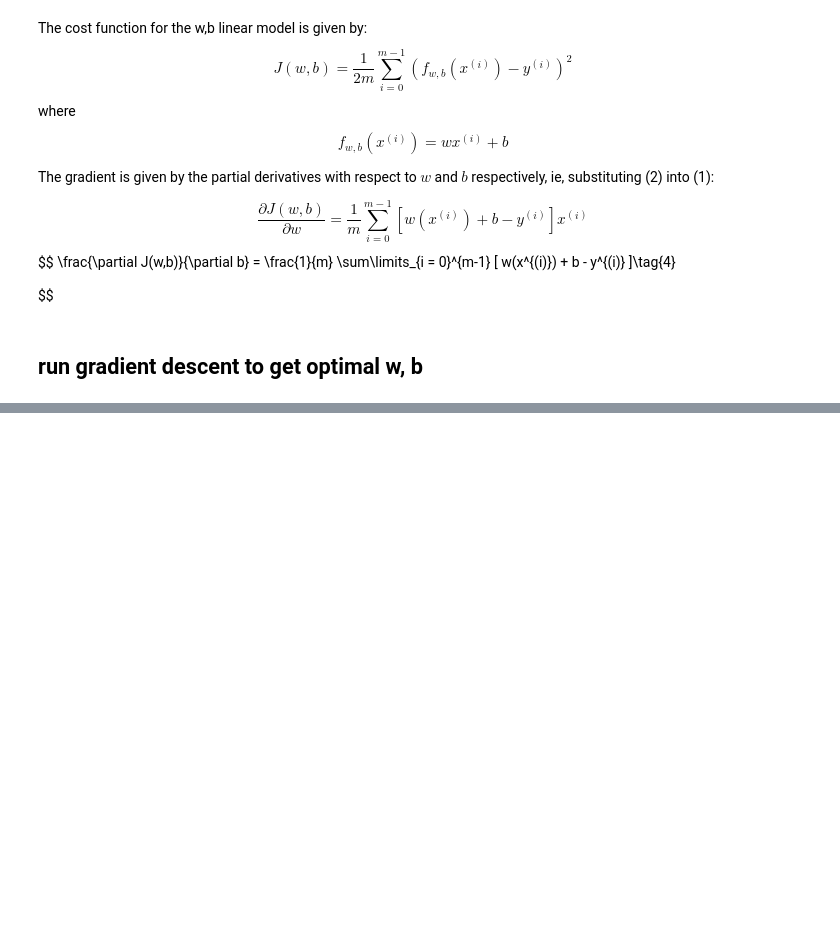
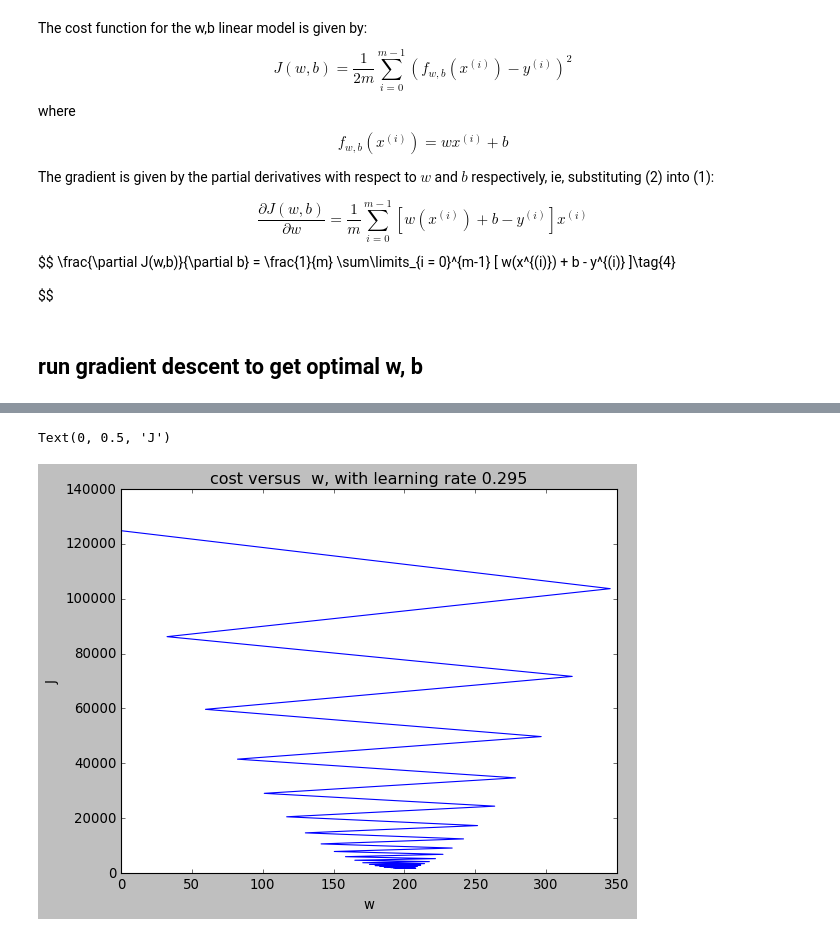
Before and after one commit to acnard/dl-ai-machine-learning, a Jupyter notebook: gradient_descent.ipynb, the cells around one changed output, grey strips where cells are left out. Saved outputs shown, nothing was run; the diff lists cells and outputs as text; code cells hidden in the pictures; blank space fills up the shorter version.

Commit message:
cost versus w and cost versus b

```diff
--- a/gradient_descent.ipynb
+++ b/gradient_descent.ipynb
@@ -346,0 +348,11 @@ Text(0, 0.5, 'cost')
+# %%
+## let's also look at how cost vs w over the iterations
+##
+# draw a  plot of them
+plt.plot(w_params, costs, c='b')
+plt.title(f"cost versus  w, with learning rate {alpha}")
+plt.xlabel("w")
+plt.ylabel("J")
+# %% [output]
+Text(0, 0.5, 'J')
+[figure, added]
```
Also changed, not shown: parts of 3 cells of this notebook.
